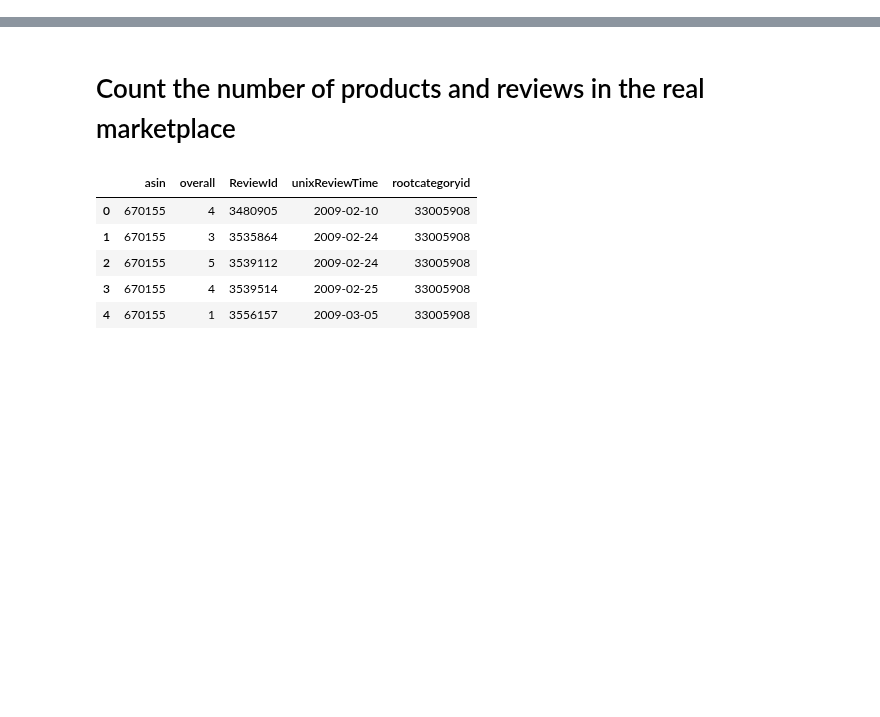
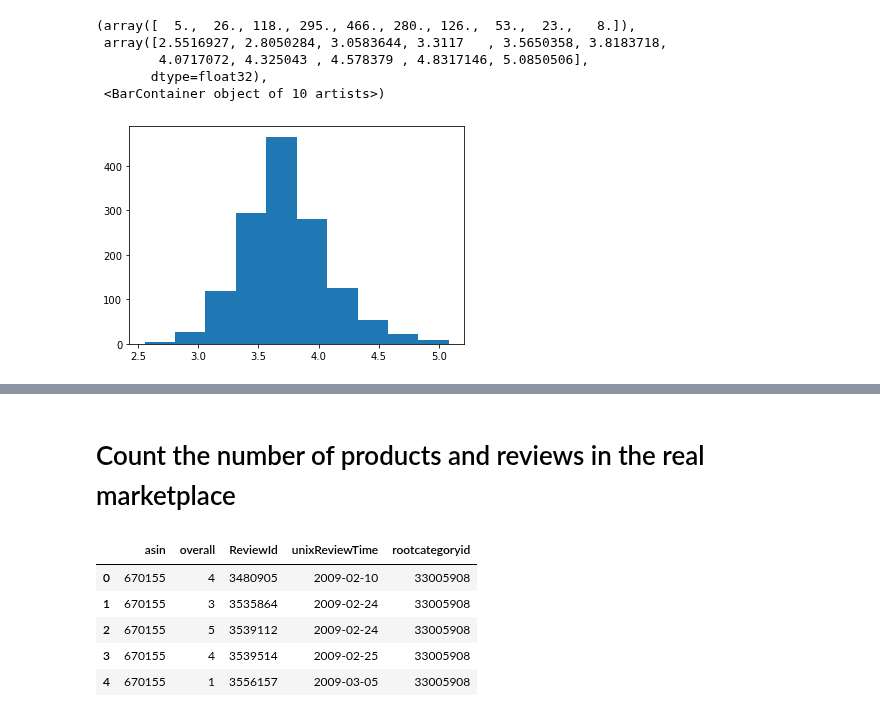
Before and after one commit to narendramukherjee/reputation-systems, a Jupyter notebook: snpe/notebooks/marketplace_simulator_testing.ipynb, the cells around one changed output, grey strips where cells are left out. Saved outputs shown, nothing was run; the diff lists cells and outputs as text; code cells hidden in the pictures; blank space fills up the shorter version.

```diff
--- a/snpe/notebooks/marketplace_simulator_testing.ipynb
+++ b/snpe/notebooks/marketplace_simulator_testing.ipynb
@@ -81,0 +229,2 @@ numpy.ndarray
+# %%
+simulator = MarketplaceSimulator(params)
@@ -81,0 +233,3 @@ numpy.ndarray
+# %%
+simulator.load_embedding_density_estimators()
+simulator.load_embedding_rating_predictor()
@@ -81,0 +255,2 @@ numpy.ndarray
+# %%
+product_embeddings, _ = simulator.embedding_density_estimator.product_model.sample(n_samples=simulator.num_products)
@@ -81,0 +264,2 @@ numpy.ndarray
+# %%
+pred_product_ratings = simulator.predict_ratings_from_embeddings(product_embeddings.copy())
@@ -81,0 +282,9 @@ numpy.ndarray
+# %%
+plt.hist(pred_product_ratings[:, 0])
+# %% [output]
+(array([  5.,  26., 118., 295., 466., 280., 126.,  53.,  23.,   8.]),
+ array([2.5516927, 2.8050284, 3.0583644, 3.3117   , 3.5650358, 3.8183718,
+        4.0717072, 4.325043 , 4.578379 , 4.8317146, 5.0850506],
+       dtype=float32),
+ <BarContainer object of 10 artists>)
+[figure, added]
```
Also changed, not shown: parts of 71 cells of this notebook, 6 other files.
